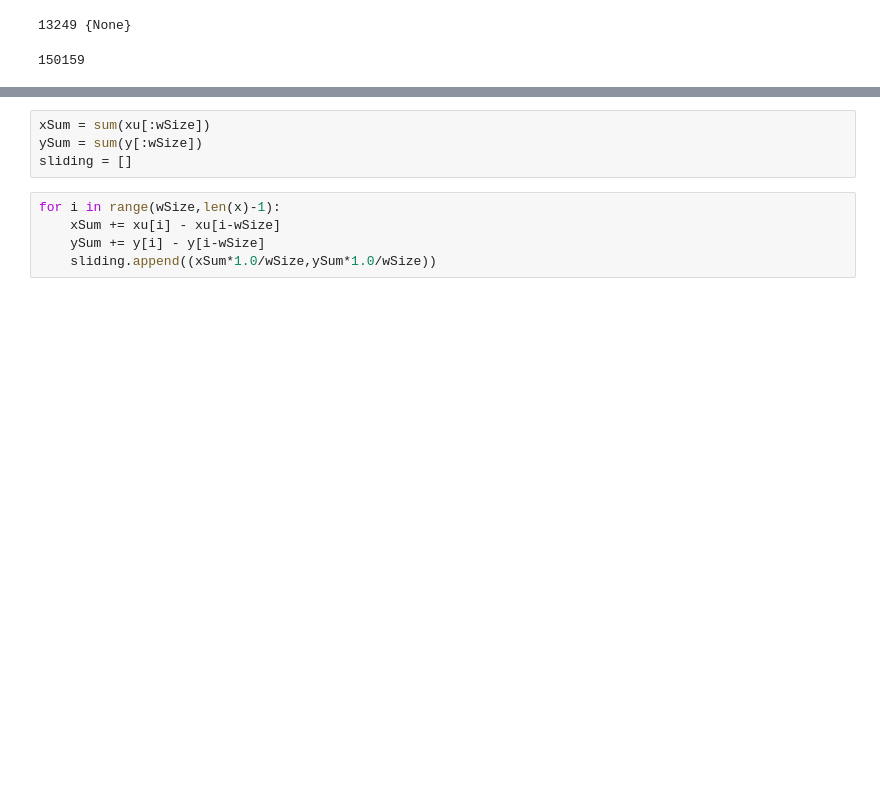
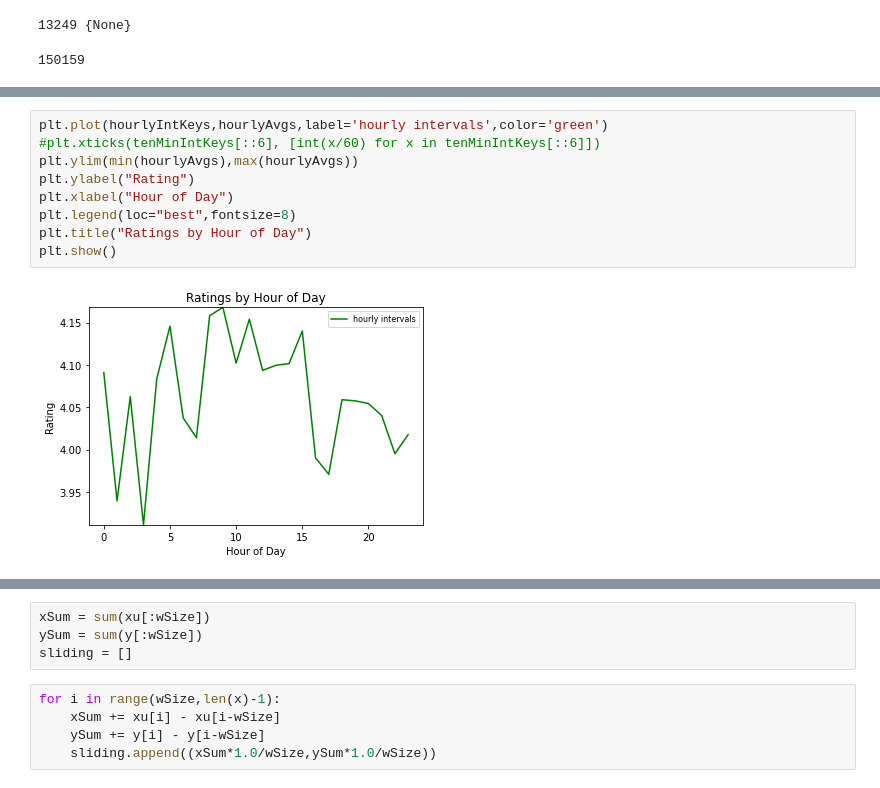
Before and after one commit to ddav118/CSE-158-CA-Google-Local-Predictions, a Jupyter notebook: David/Assignment2-David.ipynb, the cells around one changed output, grey strips where cells are left out. Saved outputs shown, nothing was run; the diff lists cells and outputs as text; blank space fills up the shorter version.

```diff
--- a/David/Assignment2-David.ipynb
+++ b/David/Assignment2-David.ipynb
@@ -131,0 +194,11 @@ ratingsTime_5[-1]
+# %%
+plt.plot(hourlyIntKeys,hourlyAvgs,label='hourly intervals',color='green')
+#plt.xticks(tenMinIntKeys[::6], [int(x/60) for x in tenMinIntKeys[::6]])
+plt.ylim(min(hourlyAvgs),max(hourlyAvgs))
+plt.ylabel("Rating")
+plt.xlabel("Hour of Day")
+plt.legend(loc="best",fontsize=8)
+plt.title("Ratings by Hour of Day")
+plt.show()
+# %% [output]
+[figure, added]
```
Also changed, not shown: parts of 12 cells of this notebook.
